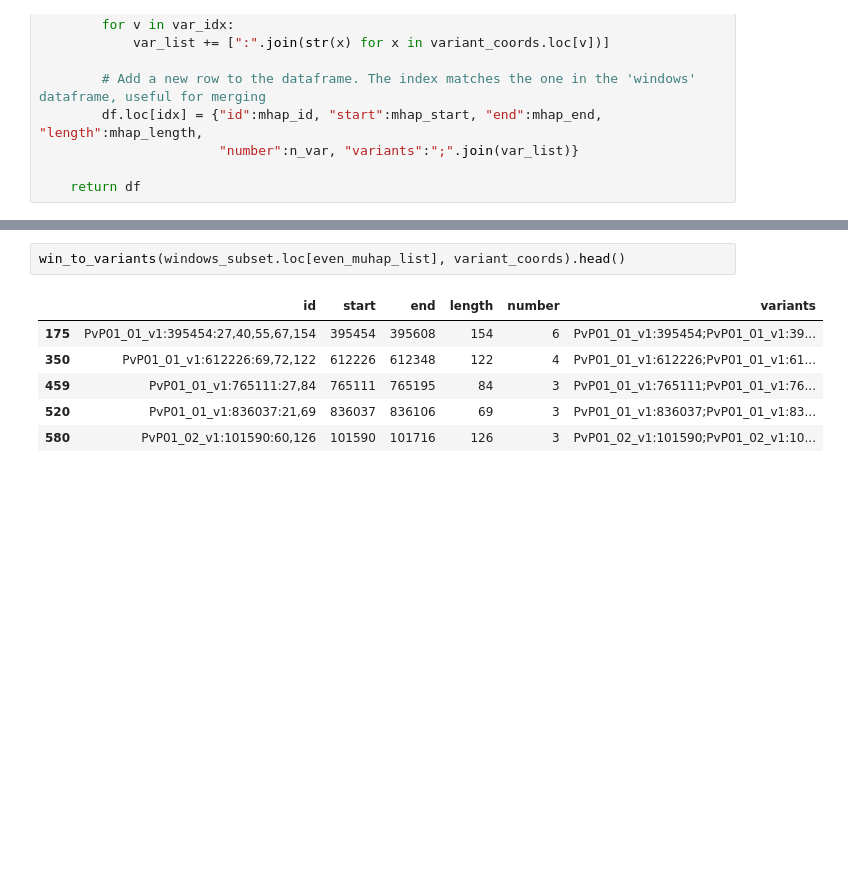
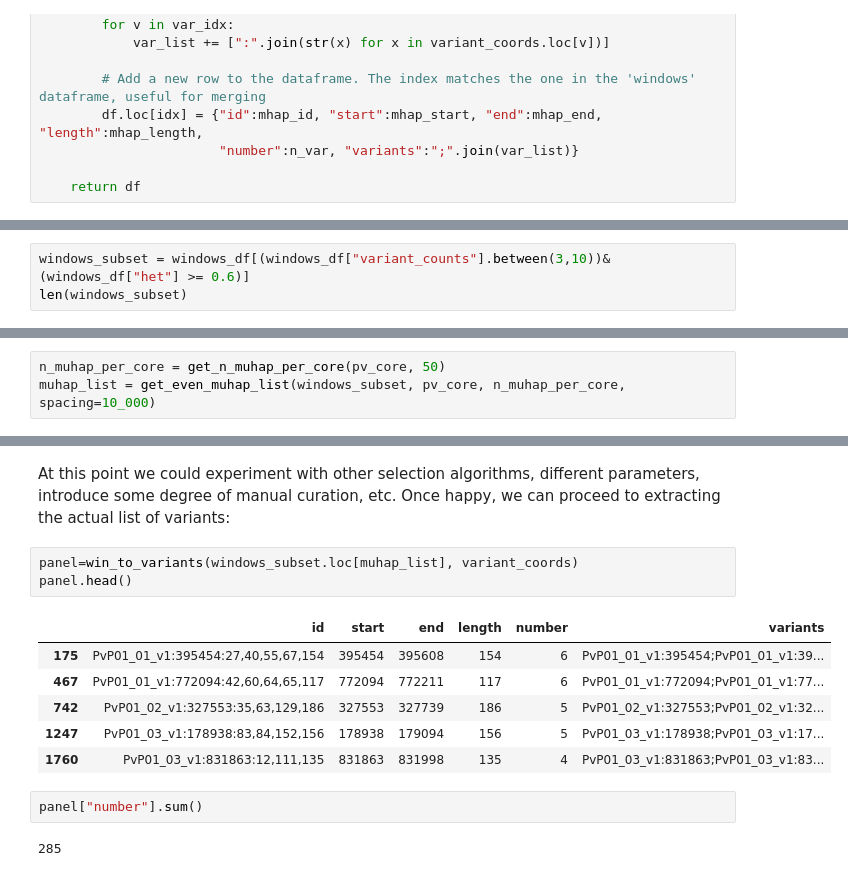
Before and after one commit to svsiegel/vivax-mhaps, a Jupyter notebook: docs/_sources/selection.ipynb, the cells around one changed output, grey strips where cells are left out. Saved outputs shown, nothing was run; the diff lists cells and outputs as text; blank space fills up the shorter version.

```diff
--- a/docs/_sources/selection.ipynb
+++ b/docs/_sources/selection.ipynb
@@ -562,0 +607,3 @@ def win_to_variants(windows, variants):
+# %%
+windows_subset = windows_df[(windows_df["variant_counts"].between(3,10))&(windows_df["het"] >= 0.6)]
+len(windows_subset)
@@ -562,0 +614,3 @@ def win_to_variants(windows, variants):
+# %%
+n_muhap_per_core = get_n_muhap_per_core(pv_core, 50)
+muhap_list = get_even_muhap_list(windows_subset, pv_core, n_muhap_per_core, spacing=10_000)
@@ -563,9 +625,16 @@ def win_to_variants(windows, variants):
+# %% [markdown]
+At this point we could experiment with other selection algorithms, different parameters, introduce some degree of manual curation, etc. Once happy, we can proceed to extracting the actual list of variants:
 # %%
-win_to_variants(windows_subset.loc[even_muhap_list], variant_coords).head()
+panel=win_to_variants(windows_subset.loc[muhap_list], variant_coords)
+panel.head()
 # %% [output]
 |  | id | start | end | length | number | variants |
 | 175 | PvP01_01_v1:395454:27,40,55,67,154 | 395454 | 395608 | 154 | 6 | PvP01_01_v1:395454;PvP01_01_v1:39... |
-| 350 | PvP01_01_v1:612226:69,72,122 | 612226 | 612348 | 122 | 4 | PvP01_01_v1:612226;PvP01_01_v1:61... |
-| 459 | PvP01_01_v1:765111:27,84 | 765111 | 765195 | 84 | 3 | PvP01_01_v1:765111;PvP01_01_v1:76... |
-| 520 | PvP01_01_v1:836037:21,69 | 836037 | 836106 | 69 | 3 | PvP01_01_v1:836037;PvP01_01_v1:83... |
-| 580 | PvP01_02_v1:101590:60,126 | 101590 | 101716 | 126 | 3 | PvP01_02_v1:101590;PvP01_02_v1:10... |
+| 467 | PvP01_01_v1:772094:42,60,64,65,117 | 772094 | 772211 | 117 | 6 | PvP01_01_v1:772094;PvP01_01_v1:77... |
+| 742 | PvP01_02_v1:327553:35,63,129,186 | 327553 | 327739 | 186 | 5 | PvP01_02_v1:327553;PvP01_02_v1:32... |
+| 1247 | PvP01_03_v1:178938:83,84,152,156 | 178938 | 179094 | 156 | 5 | PvP01_03_v1:178938;PvP01_03_v1:17... |
+| 1760 | PvP01_03_v1:831863:12,111,135 | 831863 | 831998 | 135 | 4 | PvP01_03_v1:831863;PvP01_03_v1:83... |
+# %%
+panel["number"].sum()
+# %% [output]
+285
```
Also changed, not shown: parts of 37 cells of this notebook, 7 other files.
